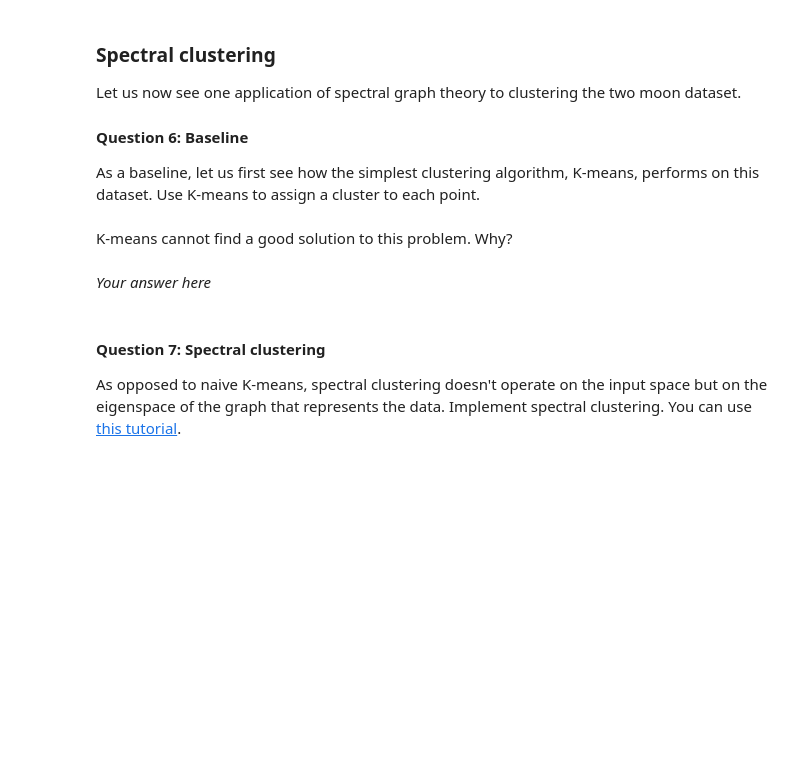
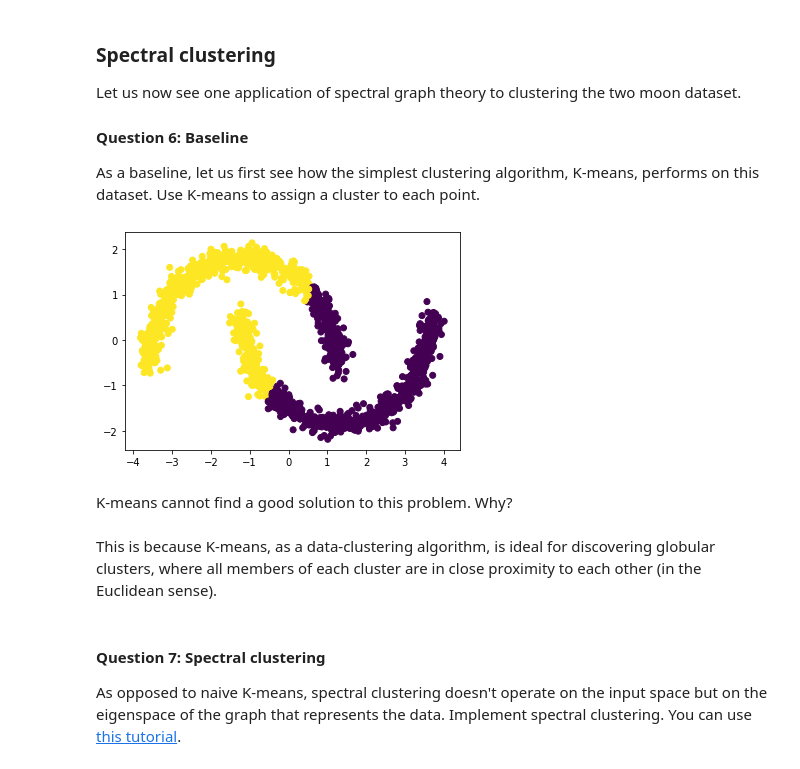
Before and after one commit to Sytta/ntds_2019, a Jupyter notebook: assignments/2_learning_with_graphs.ipynb, the cells around one changed output. Drawn from its saved outputs; the diff is of its cells as text; code cells hidden in the pictures; blank space fills up the shorter version.

```diff
--- a/assignments/2_learning_with_graphs.ipynb
+++ b/assignments/2_learning_with_graphs.ipynb
@@ -227,14 +214,16 @@ As a baseline, let us first see how the simplest clustering algorithm, K-means,
 # %%
 from sklearn.cluster import KMeans
 
 # Your code here
-y_pred =  # Vector with cluster assignments
+y_pred =  KMeans(n_clusters=2).fit_predict(X)# Vector with cluster assignments
 plt.scatter(X[:, 0], X[:, 1], c=y_pred)
 plt.show()
+# %% [output]
+[figure, added]
 # %% [markdown]
 K-means cannot find a good solution to this problem. Why?
-# %% [markdown]
-*Your answer here*
+# %% [markdown]
+This is because K-means, as a data-clustering algorithm, is ideal for discovering globular clusters, where all members of each cluster are in close proximity to each other (in the Euclidean sense).
 # %% [markdown]
 #### Question 7: Spectral clustering
 
```
Also changed, not shown: parts of 32 cells of this notebook.
